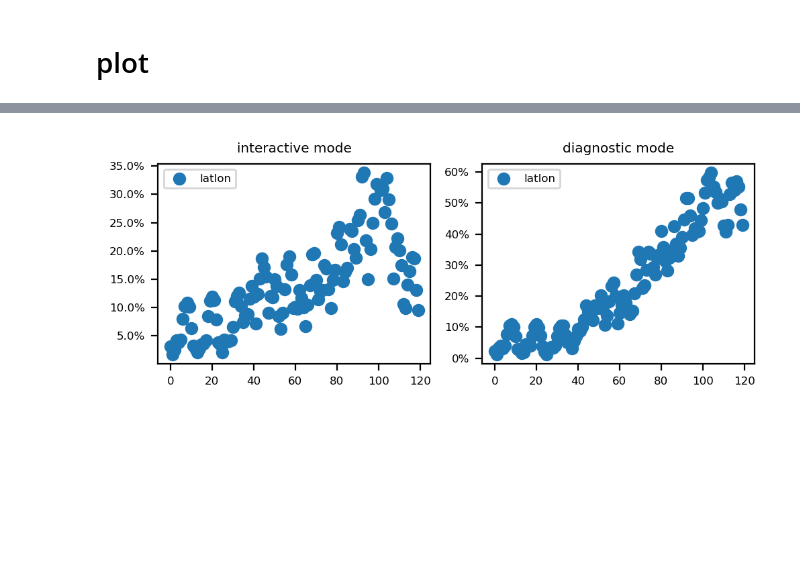
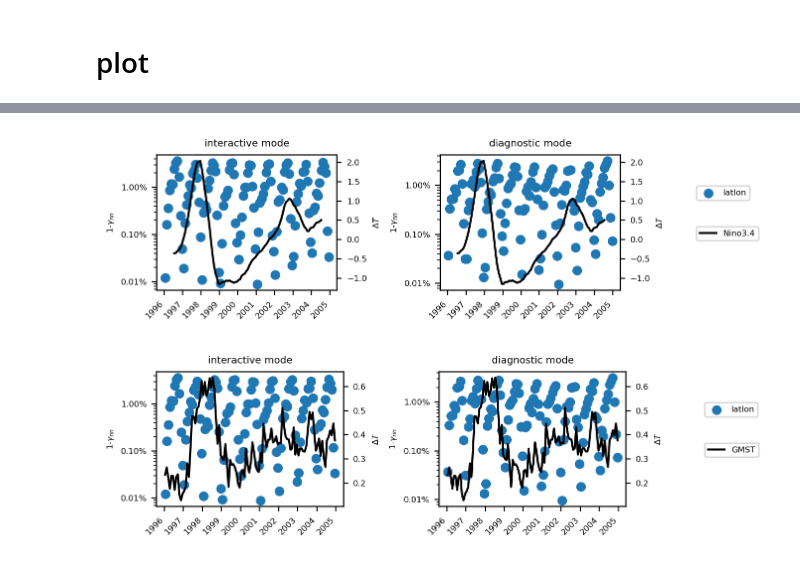
Before and after one commit to ChenggongWang/AM4_RadNN_run, a Jupyter notebook: GCM_results/plot_nn_ratio.ipynb, the cells around one changed output, grey strips where cells are left out. Cells and saved outputs as stored; diff of their text form; code cells hidden in the pictures; blank space fills up the shorter version.

```diff
--- a/GCM_results/plot_nn_ratio.ipynb
+++ b/GCM_results/plot_nn_ratio.ipynb
@@ -128,14 +138,26 @@ for iplot in range(2):
-# %%
-fig, axs = plt.subplots(nrows=1,ncols=2,figsize=(5,2),dpi=200)
-axs[0].scatter(np.arange(12*len(year_list)),nn_ratio[0,6,:],label='latlon')
-axs[1].scatter(np.arange(12*len(year_list)),nn_ratio[1,6,:],label='latlon')
-for ax in axs:
-    ax.legend()
-    # ax.set_yscale('log')
-    # ax.set_ylim([0.1,100])
-    ax.yaxis.set_major_formatter(mtick.PercentFormatter())
-axs[0].set_title('interactive mode')
-axs[1].set_title('diagnostic mode')
-fig.tight_layout()
-# %% [output]
-[figure, removed]
+# %%
+for iplot in range(2):
+
+    fig, axs = plt.subplots(nrows=1,ncols=2,figsize=(7,2),dpi=200)
+    axs[0].scatter(mtime,nn_ratio[0,6,:],label='latlon')
+    axs[1].scatter(mtime,nn_ratio[1,6,:],label='latlon')
+    for ax in axs:
+        ax2 = ax.twinx()
+        if iplot==0:
+            ax2.plot(mtime,nino34, label = 'Nino3.4',c='black')
+        else:
+            ax2.plot(mtime,gmst_anom, label = 'GMST',c='black')
+        ax2.set_ylabel('$\Delta T$')
+        ax.set_yscale('log')
+        ax.set_ylabel('1-$\gamma_{nn}$')
+        # ax.set_ylim([0.02,100])
+        ax.yaxis.set_major_formatter(mtick.PercentFormatter(decimals=2))
+    ax.legend(loc='upper left', bbox_to_anchor=(1.4, 0.8))
+    ax2.legend(loc='upper left', bbox_to_anchor=(1.4, 0.5))
+    axs[0].set_title('interactive mode')
+    axs[1].set_title('diagnostic mode')
+    fig.autofmt_xdate(rotation=45)
+    fig.tight_layout()
+# %% [output]
+[figure, added]
+[figure, added]
```
Also changed, not shown: parts of 8 cells of this notebook, 3 other files.
